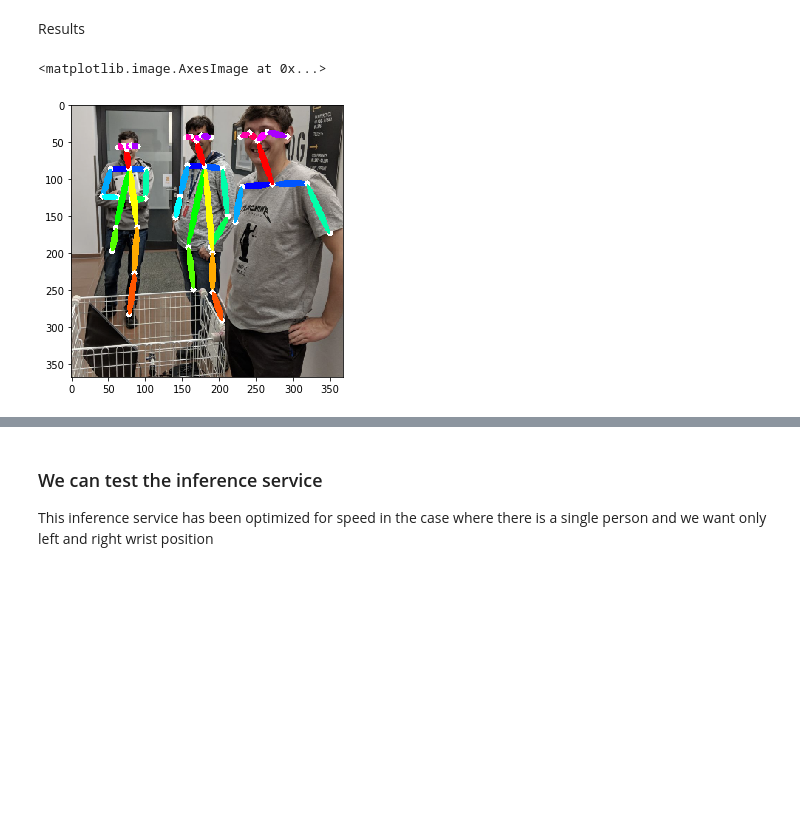
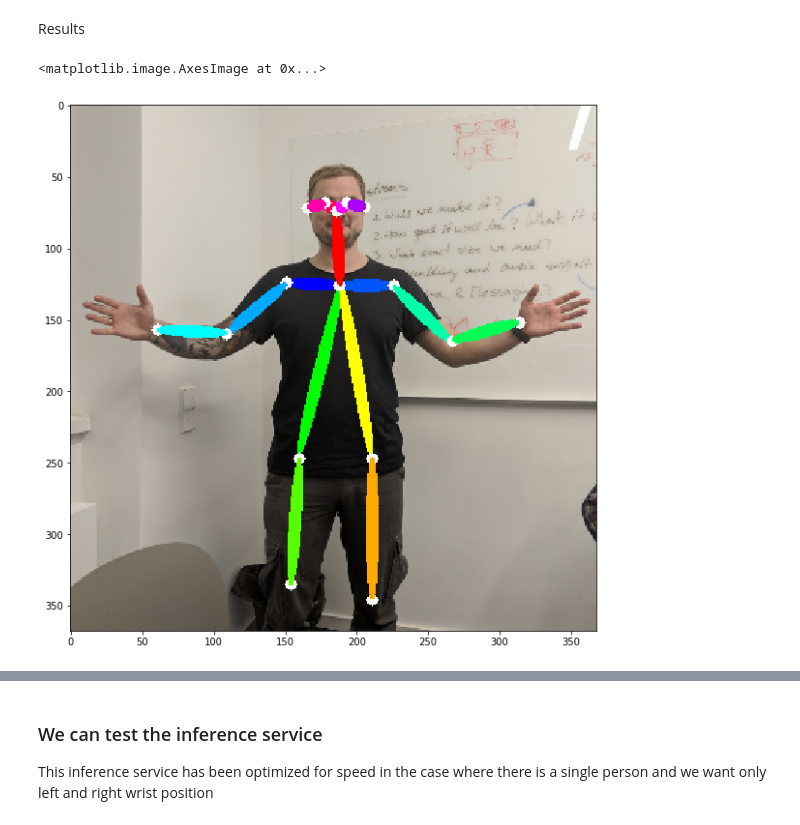
Before and after one commit to ThomasDelteil/MultiPoseEstimation_MXNet, a Jupyter notebook: demo.ipynb, the cells around one changed output, grey strips where cells are left out. Saved outputs shown, nothing was run; the diff lists cells and outputs as text; code cells hidden in the pictures; blank space fills up the shorter version.

Commit message:
update to add mobilenet arch

```diff
--- a/demo.ipynb
+++ b/demo.ipynb
@@ -30,0 +17,5 @@ out = net(mx.nd.ones((1, 3, SIZE, SIZE), ctx=ctx)) #warm-up
+# %%
+net = get_model('mobilenet')
+ctx = mx.gpu(0)
+net.collect_params().reset_ctx(ctx)
+net.load_parameters('model_checkpoints/nb_bn_dropout2_ft_mobilenet_pose_ft_5_float32.params', ctx=ctx)
@@ -31,7 +32,7 @@ out = net(mx.nd.ones((1, 3, SIZE, SIZE), ctx=ctx)) #warm-up
 # %% [markdown]
 ## Detecting pose on sample image
 # %%
-test_image = './readme/example.png'
+test_image = './readme/anton.png'
 img = cv2.imread(test_image) # B,G,R order
 # %%
 plt.figure(figsize=(7,7))
@@ -42,21 +50,18 @@ plt.imshow(img[:,:,::-1])
 # %%
 %%time
-img = cv2.resize(img, (368,368))
-shape_dst = np.min(img.shape[0:2])
-
 # Get results of original image[
-multiplier = [1]
+multiplier = [0.6]
 
 
 orig_paf, orig_heat = get_outputs(multiplier, img, net,  'vgg', ctx=ctx)
 
 # Get results of flipped image
-swapped_img = img[:, ::-1, :]
-flipped_paf, flipped_heat = get_outputs(multiplier, swapped_img, net, 'vgg', ctx=ctx)
+#swapped_img = img[:, ::-1, :]
+#flipped_paf, flipped_heat = get_outputs(multiplier, swapped_img, net, 'vgg', ctx=ctx)
 
 # compute averaged heatmap and paf
-paf, heatmap = handle_paf_and_heat(orig_heat, flipped_heat, orig_paf, flipped_paf)
+#paf, heatmap = handle_paf_and_heat(orig_heat, flipped_heat, orig_paf, flipped_paf)
 
-param = {'thre1': 0.1, 'thre2': 0.05, 'thre3': 0.5}
-canvas, to_plot, candidate, subset = decode_pose(img, param, heatmap, paf)
+param = {'thre1': 0.05, 'thre2': 0.05, 'thre3': 0.05}
+canvas, to_plot, candidate, subset = decode_pose(img, param, orig_heat, orig_paf)
 # %% [output]
@@ -65,8 +70,8 @@ Wall time: 406 ms
 # %% [markdown]
 Results
 # %%
-plt.figure(figsize=(5,5))
+plt.figure(figsize=(10,10))
 plt.imshow(to_plot[:,:,::-1])
 # %% [output]
 <matplotlib.image.AxesImage at 0x...>
-[figure, old version]
+[figure, new version]
```
Also changed, not shown: parts of 16 cells of this notebook, 13 other files.
